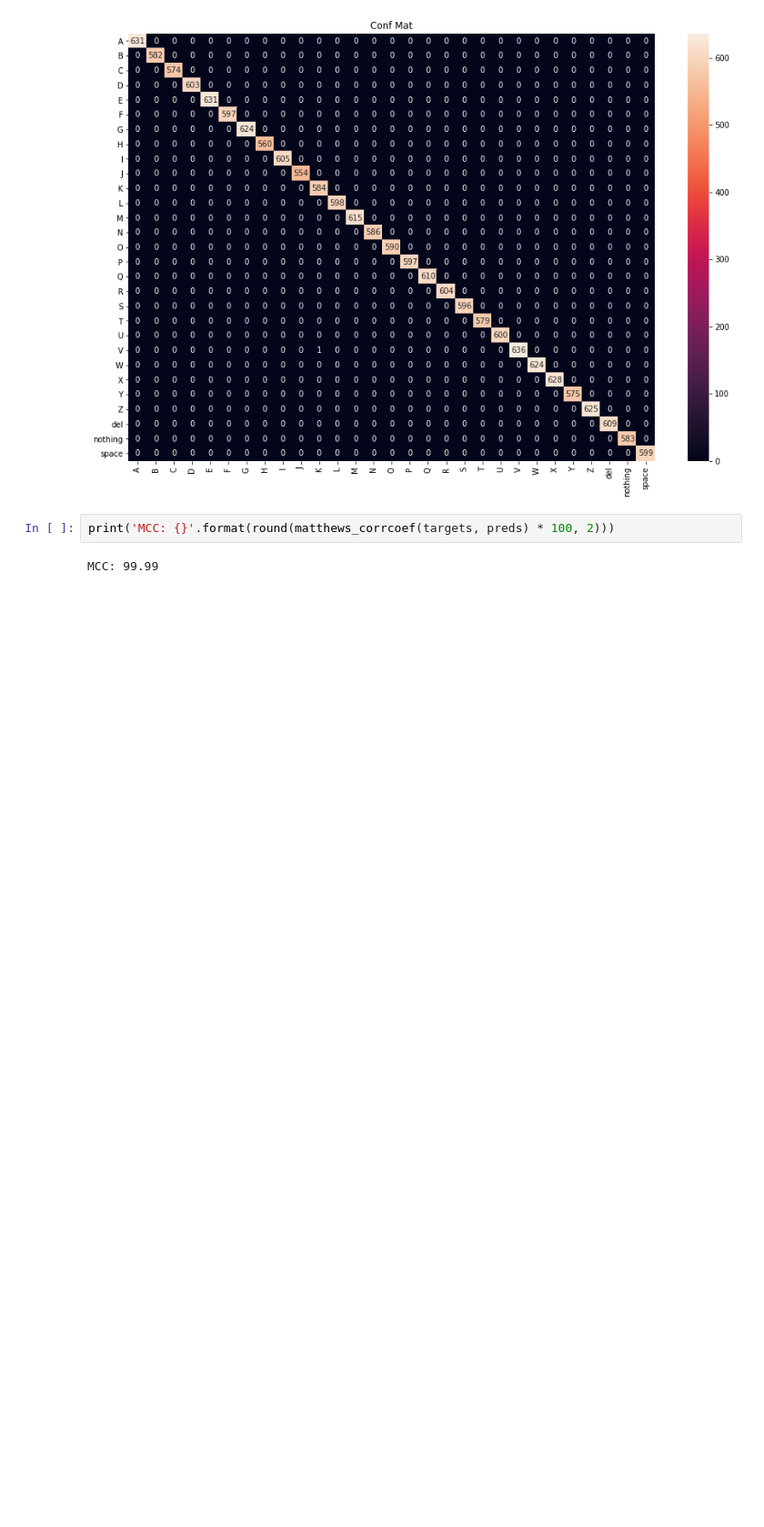
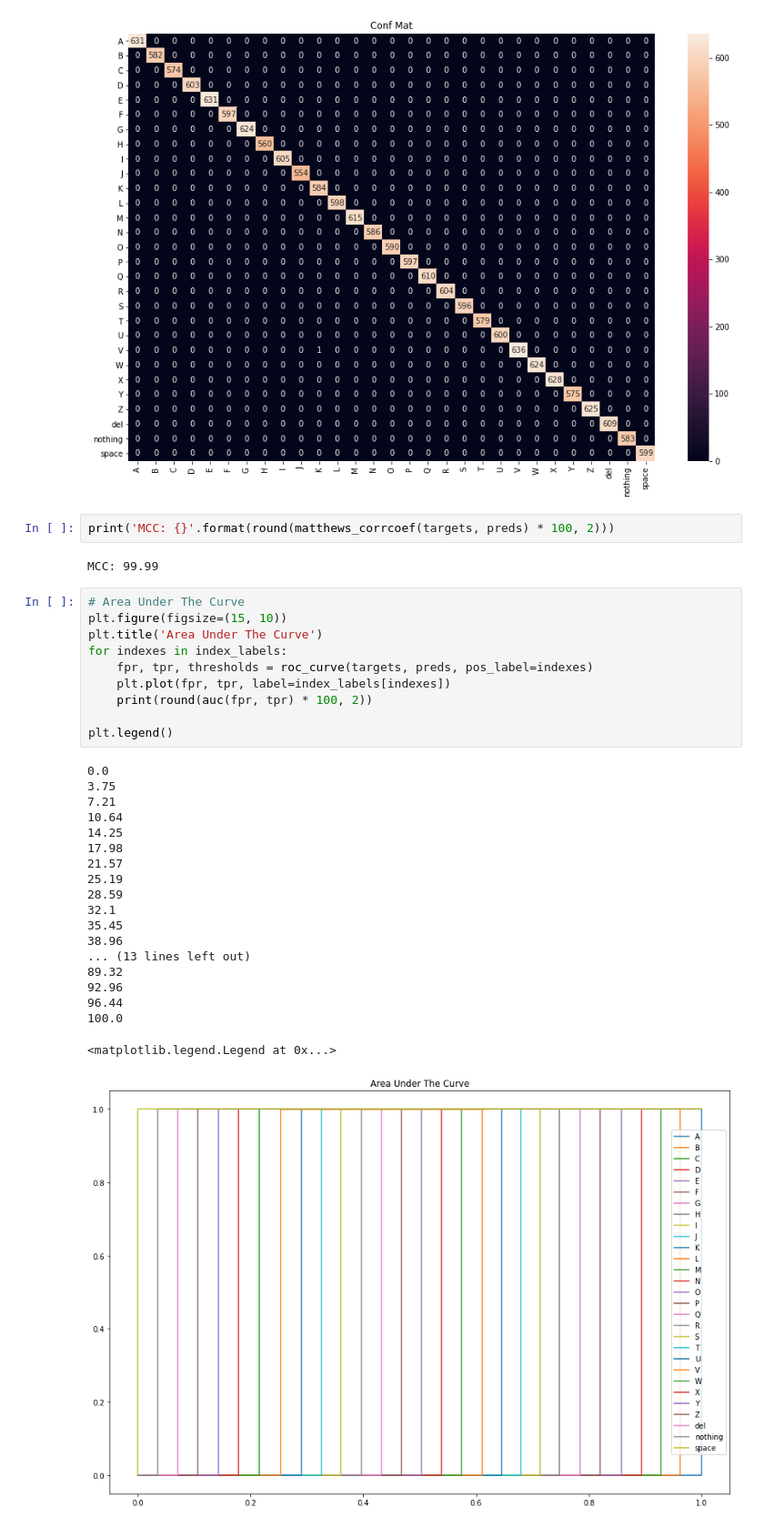
Before and after one commit to edwin-19/ViT-Huggingface-Test, a Jupyter notebook: Train ViT.ipynb, the cells around one changed output. Shown: that part at 91% size. Saved outputs shown, nothing was run; the diff lists cells and outputs as text; blank space fills up the shorter version.

Commit message:
Added area under the curve

```diff
--- a/Train ViT.ipynb
+++ b/Train ViT.ipynb
@@ -217,3 +217,33 @@ sns.heatmap(
 print('MCC: {}'.format(round(matthews_corrcoef(targets, preds) * 100, 2)))
 # %% [output]
 MCC: 99.99
+# %%
+# Area Under The Curve
+plt.figure(figsize=(15, 10))
+plt.title('Area Under The Curve')
+for indexes in index_labels:
+    fpr, tpr, thresholds = roc_curve(targets, preds, pos_label=indexes)
+    plt.plot(fpr, tpr, label=index_labels[indexes])
+    print(round(auc(fpr, tpr) * 100, 2))
+
+plt.legend()
+# %% [output]
+0.0
+3.75
+7.21
+10.64
+14.25
+17.98
+21.57
+25.19
+28.59
+32.1
+35.45
+38.96
+... (13 lines left out)
+89.32
+92.96
+96.44
+100.0
+<matplotlib.legend.Legend at 0x...>
+[figure, added]
```
Also changed, not shown: parts of 1 cell of this notebook.
